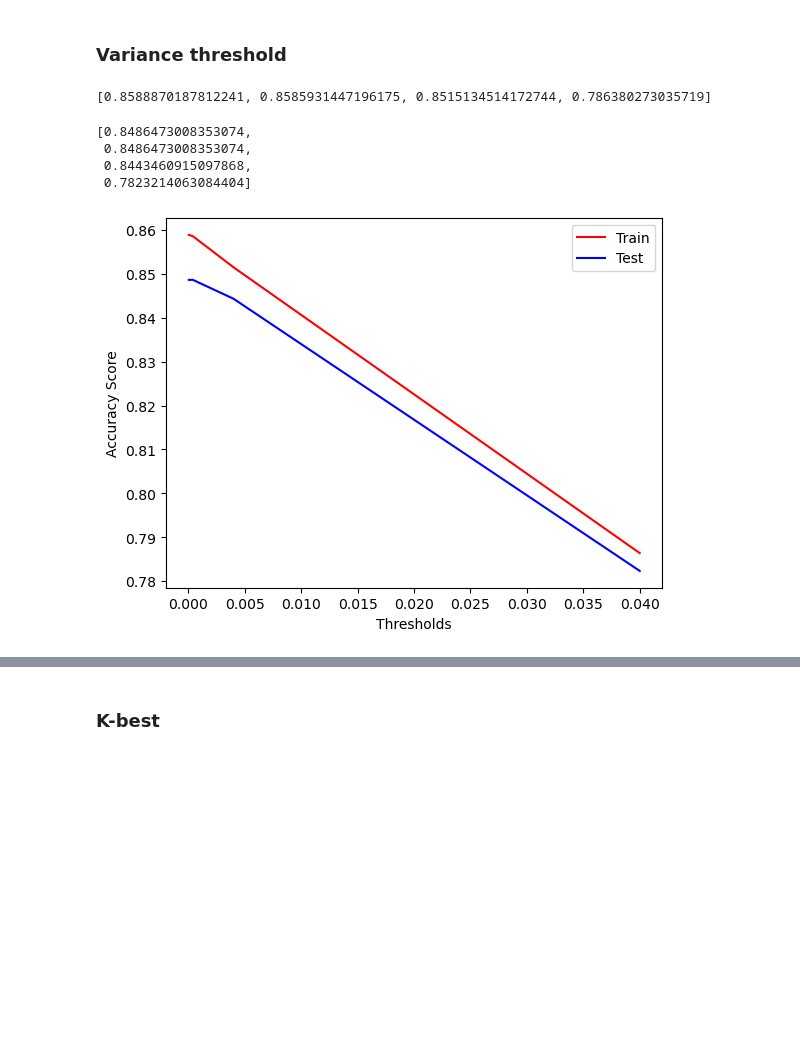
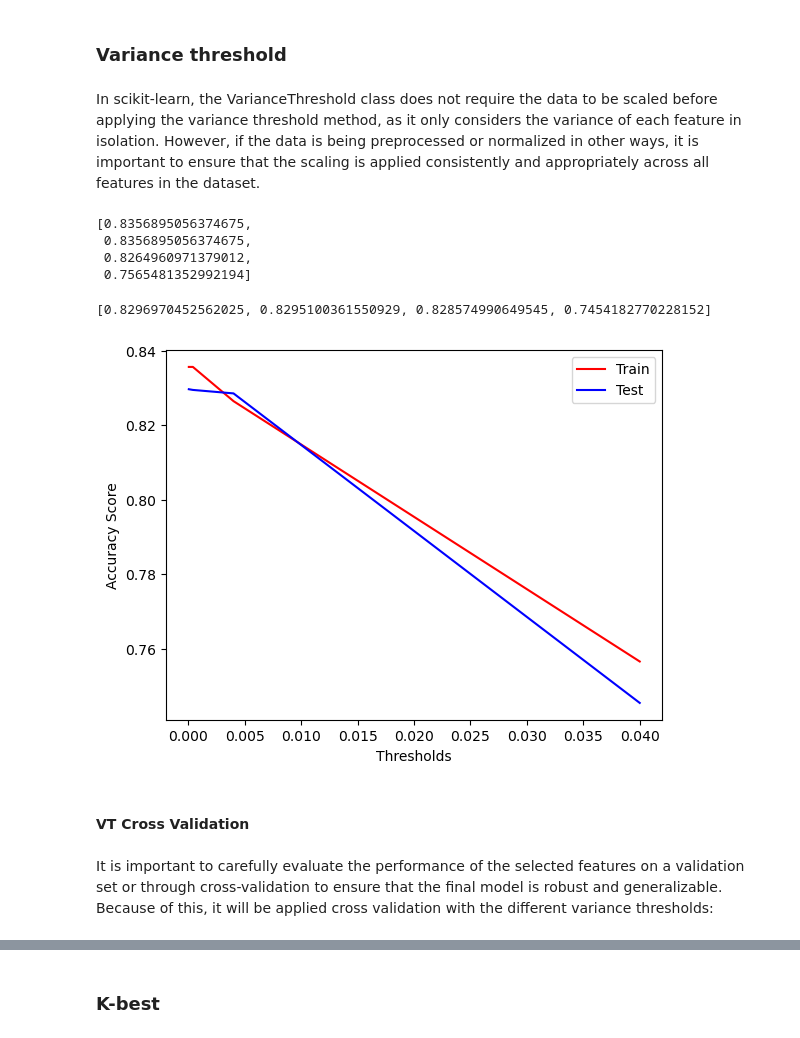
Before and after one commit to CarolMargeth/admission_prediction_project, a Jupyter notebook: Modeling_Predicting_hospital_admission_at_emergency_department_triage.ipynb, the cells around one changed output, grey strips where cells are left out. Saved outputs shown, nothing was run; the diff lists cells and outputs as text; code cells hidden in the pictures; blank space fills up the shorter version.

```diff
--- a/Modeling_Predicting_hospital_admission_at_emergency_department_triage.ipynb
+++ b/Modeling_Predicting_hospital_admission_at_emergency_department_triage.ipynb
@@ -433,12 +436,23 @@ Feature Selection: the most simple model possible with the most predictive power
 # %% [markdown]
 ### Variance threshold
+# %% [markdown]
+In scikit-learn, the VarianceThreshold class does not require the data to be scaled before applying the variance threshold method, as it only considers the variance of each feature in isolation. However, if the data is being preprocessed or normalized in other ways, it is important to ensure that the scaling is applied consistently and appropriately across all features in the dataset.
 # %%
 # scaling the data
 from sklearn.preprocessing import MinMaxScaler
 
-my_mm = MinMaxScaler()
-df_scaled = my_mm.fit_transform(df_processed)
+mms = MinMaxScaler()
 
-df_scaled = pd.DataFrame(data=df_scaled, columns=df_processed.columns)
+# Fit the scale the train data
+df_scaled = mms.fit_transform(X_resampled)
+
+# Convert the scaled train arrays to DataFrames
+X_resampled_ss = pd.DataFrame(data=df_scaled, columns=X_resampled.columns)
+
+# Scale the test data using the same scaler
+X_test_scaled = mms.transform(X_test)
+
+# Convert the scaled test arrays to DataFrames
+X_test_ss = pd.DataFrame(data=X_test_scaled, columns=X_test.columns)
 # %%
 from sklearn.feature_selection import VarianceThreshold
@@ -487,21 +504,24 @@ for th in thresholds:
 # %%
-blg_train_accuracies_th
+train_accuracies_th
 # %% [output]
-[0.8588870187812241, 0.8585931447196175, 0.8515134514172744, 0.786380273035719]
+[0.8356895056374675,
+ 0.8356895056374675,
+ 0.8264960971379012,
+ 0.7565481352992194]
 # %%
-blr_test_accuracies_th
+test_accuracies_th
 # %% [output]
-[0.8486473008353074,
- 0.8486473008353074,
- 0.8443460915097868,
- 0.7823214063084404]
+[0.8296970452562025, 0.8295100361550929, 0.828574990649545, 0.7454182770228152]
 # %%
-plt.plot(thresholds, blg_train_accuracies_th, label='Train', color='red')
-plt.plot(thresholds, blr_test_accuracies_th, label='Test', color = 'blue')
+plt.plot(thresholds, train_accuracies_th, label='Train', color='red')
+plt.plot(thresholds, test_accuracies_th, label='Test', color = 'blue')
 plt.legend()
 plt.xlabel('Thresholds')
 plt.ylabel('Accuracy Score')
-
 plt.show()
 # %% [output]
-[figure, old version]
+[figure, new version]
+# %% [markdown]
+#### **VT Cross Validation**
+# %% [markdown]
+It is important to carefully evaluate the performance of the selected features on a validation set or through cross-validation to ensure that the final model is robust and generalizable. Because of this, it will be applied cross validation with the different variance thresholds:
```
Also changed, not shown: parts of 109 cells of this notebook.
